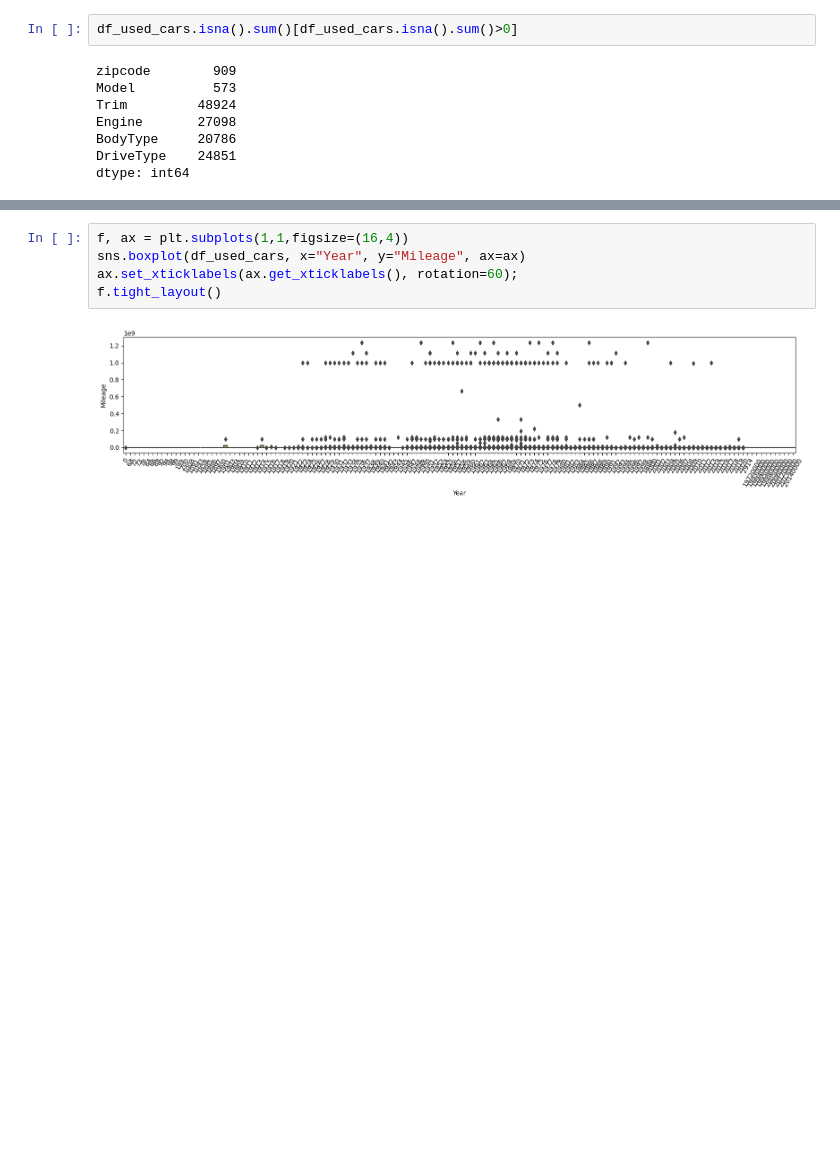
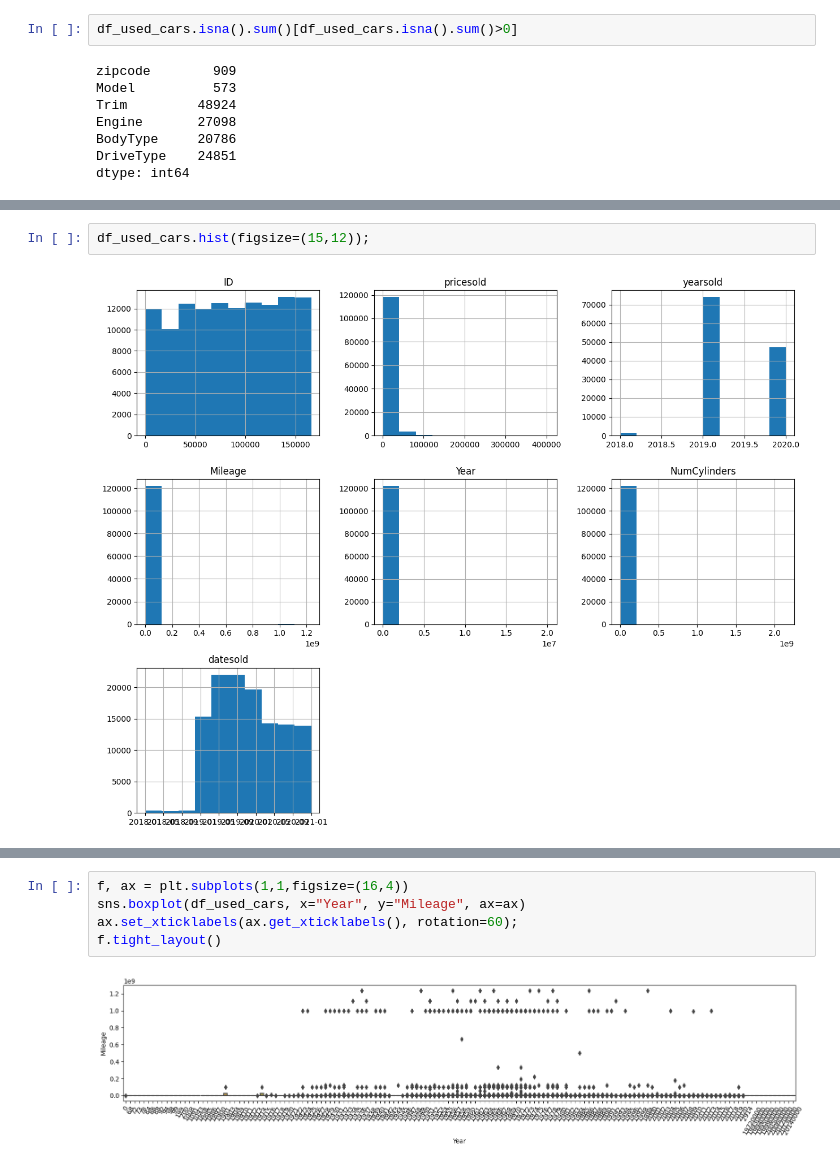
Before and after one commit to joelpoliveira/DW-PipelineDev, a Jupyter notebook: src/stage_1/main_joel.ipynb, the cells around one changed output, grey strips where cells are left out. Cells and saved outputs as stored; diff of their text form; blank space fills up the shorter version.

```diff
--- a/src/stage_1/main_joel.ipynb
+++ b/src/stage_1/main_joel.ipynb
@@ -382,4 +125,8 @@ dtypes: int64(6), object(8)
 memory usage: 13.0+ MB
+# %%
+df_used_cars.hist(figsize=(15,12));
+# %% [output]
+[figure, added]
 # %%
 df_used_cars.Year.value_counts().nlargest(40).plot(kind="bar")
 # %% [output]
```
Also changed, not shown: parts of 303 cells of this notebook, 1 other file.
